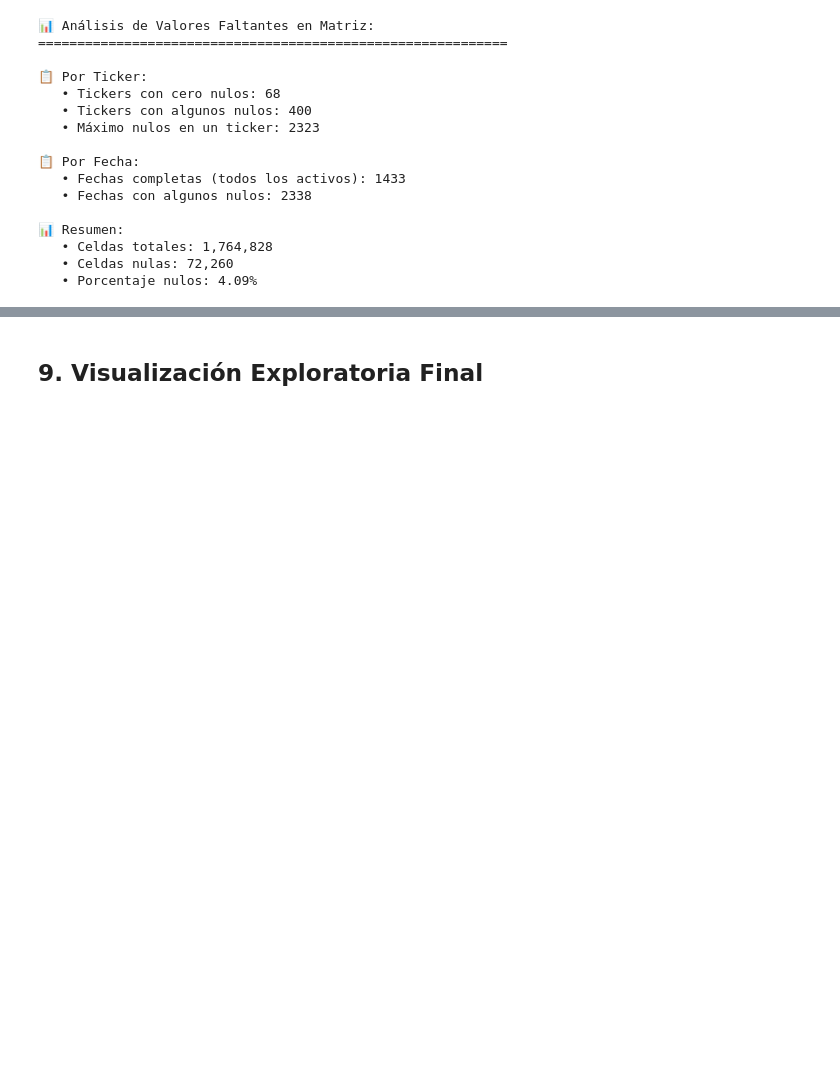
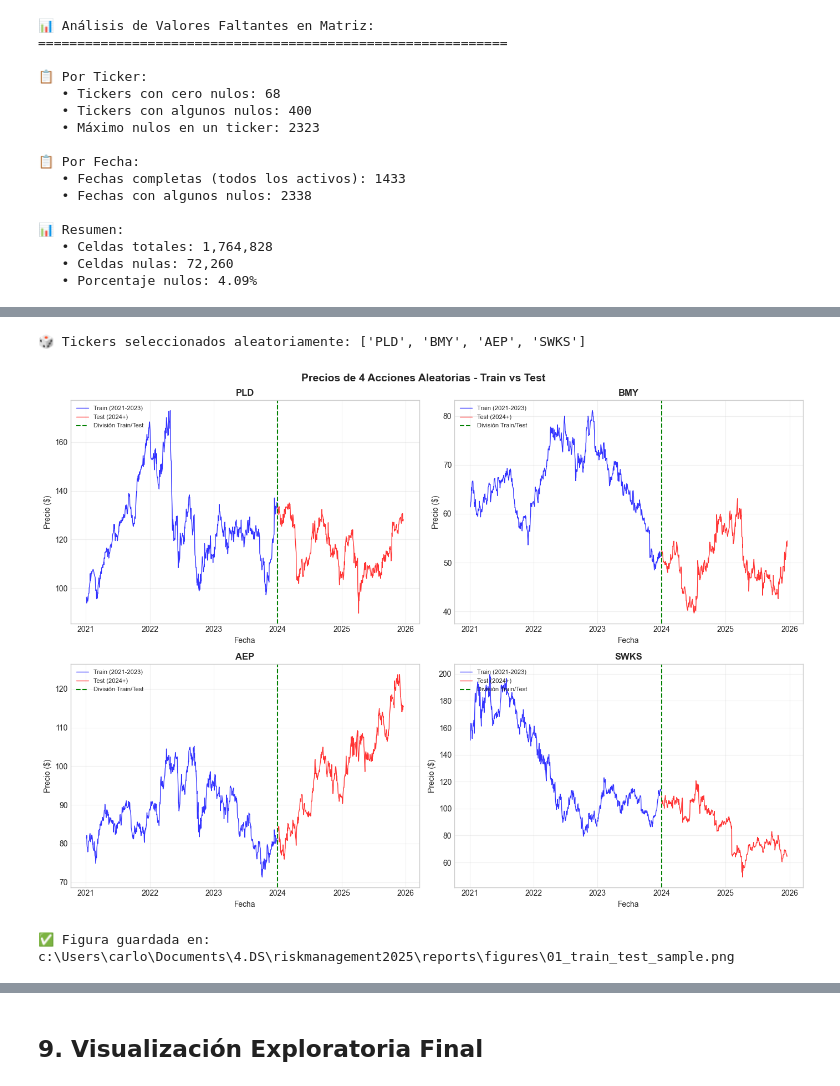
Before and after one commit to JuanCRuizA/investment_selector, a Jupyter notebook: notebooks/01_eda_data_loading.ipynb, the cells around one changed output, grey strips where cells are left out. Cells and saved outputs as stored; diff of their text form; code cells hidden in the pictures; blank space fills up the shorter version.

```diff
--- a/notebooks/01_eda_data_loading.ipynb
+++ b/notebooks/01_eda_data_loading.ipynb
@@ -866,0 +836,3 @@ display(returns_matrix.iloc[:5, :8])
+# %%
+prices_matrix = prices_matrix.sort_index()
+prices_matrix
@@ -866,0 +1030,46 @@ display(returns_matrix.iloc[:5, :8])
+# %%
+# ================================================
+# Visualización de 4 acciones aleatorias (Train vs Test)
+# ================================================
+import random
+
+# Seleccionar 4 tickers aleatorios
+random.seed(42)  # Para reproducibilidad
+sample_tickers = random.sample(list(prices_train.columns), 4)
+print(f"🎲 Tickers seleccionados aleatoriamente: {sample_tickers}")
+
+# Crear figura con 4 subplots (2x2)
+fig, axes = plt.subplots(2, 2, figsize=(14, 10))
+axes = axes.flatten()
+
+for i, ticker in enumerate(sample_tickers):
+    ax = axes[i]
+
+    # Graficar Train (azul)
+    ax.plot(prices_train.index, prices_train[ticker],
+            color='blue', linewidth=1, label='Train (2021-2023)', alpha=0.8)
+
+    # Graficar Test (rojo)
+    ax.plot(prices_test.index, prices_test[ticker],
+            color='red', linewidth=1, label='Test (2024+)', alpha=0.8)
+
+    # Línea vertical de separación
+    ax.axvline(x=pd.Timestamp('2024-01-01'), color='green', linestyle='--',
+               linewidth=1.5, label='División Train/Test')
+
+    ax.set_title(f'{ticker}', fontsize=12, fontweight='bold')
+    ax.set_xlabel('Fecha')
+    ax.set_ylabel('Precio ($)')
+    ax.legend(loc='upper left', fontsize=8)
+    ax.grid(True, alpha=0.3)
+
+plt.suptitle('Precios de 4 Acciones Aleatorias - Train vs Test', fontsize=14, fontweight='bold')
+plt.tight_layout()
+plt.savefig(FIGURES_PATH / '01_train_test_sample.png', dpi=150, bbox_inches='tight')
+plt.show()
+
+print(f"\n✅ Figura guardada en: {FIGURES_PATH / '01_train_test_sample.png'}")
+# %% [output]
+🎲 Tickers seleccionados aleatoriamente: ['PLD', 'BMY', 'AEP', 'SWKS']
+[figure, added]
+✅ Figura guardada en: c:\Users\carlo\Documents\4.DS\riskmanagement2025\reports\figures\01_train_test_sample.png
```
Also changed, not shown: parts of 10 cells of this notebook, 25 other files.
